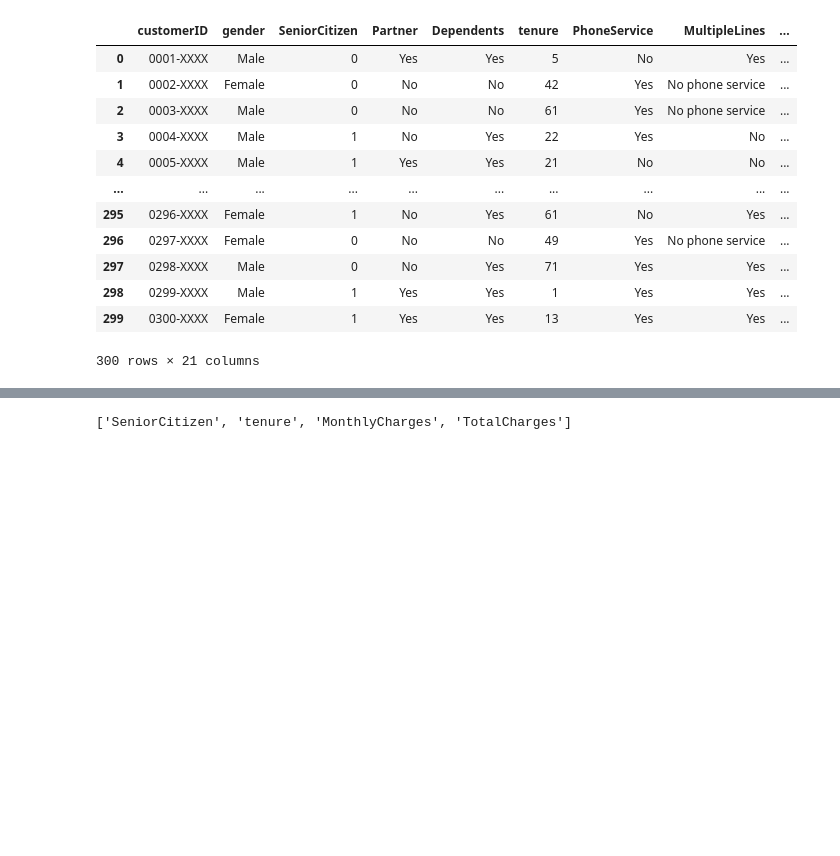
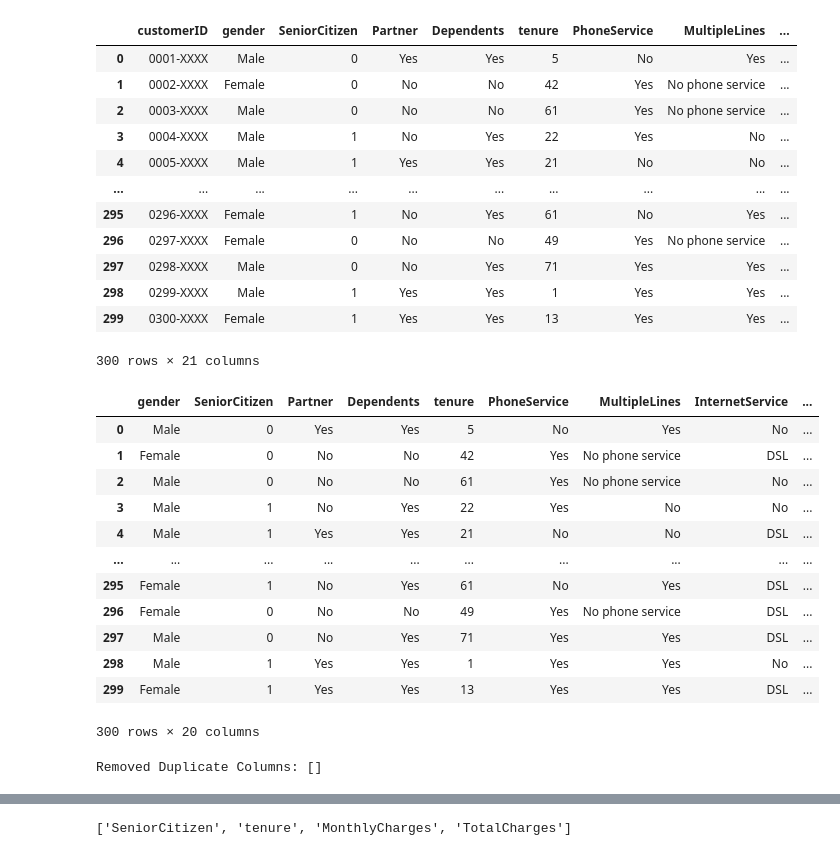
Before and after one commit to anandharishi19347/9.ML-DL_Capstone-Project, a Jupyter notebook: 2.Data_Preprocessing/1. Data Preprocessing Method.ipynb, the cells around one changed output, grey strips where cells are left out. Saved outputs shown, nothing was run; the diff lists cells and outputs as text; code cells hidden in the pictures; blank space fills up the shorter version.

```diff
--- a/2.Data_Preprocessing/1. Data Preprocessing Method.ipynb
+++ b/2.Data_Preprocessing/1. Data Preprocessing Method.ipynb
@@ -111,3 +110,34 @@ dataset
 | 298 | 0299-XXXX | Male | 1 | Yes | Yes | 1 | Yes | Yes | ... |
 | 299 | 0300-XXXX | Female | 1 | Yes | Yes | 13 | Yes | Yes | ... |
 300 rows × 21 columns
+# %%
+datasets = dataset.drop(['customerID'],axis =1)
+datasets
+# %% [output]
+|  | gender | SeniorCitizen | Partner | Dependents | tenure | PhoneService | MultipleLines | InternetService | ... |
+| 0 | Male | 0 | Yes | Yes | 5 | No | Yes | No | ... |
+| 1 | Female | 0 | No | No | 42 | Yes | No phone service | DSL | ... |
+| 2 | Male | 0 | No | No | 61 | Yes | No phone service | No | ... |
+| 3 | Male | 1 | No | Yes | 22 | Yes | No | No | ... |
+| 4 | Male | 1 | Yes | Yes | 21 | No | No | DSL | ... |
+| ... | ... | ... | ... | ... | ... | ... | ... | ... | ... |
+| 295 | Female | 1 | No | Yes | 61 | No | Yes | DSL | ... |
+| 296 | Female | 0 | No | No | 49 | Yes | No phone service | DSL | ... |
+| 297 | Male | 0 | No | Yes | 71 | Yes | Yes | DSL | ... |
+| 298 | Male | 1 | Yes | Yes | 1 | Yes | Yes | No | ... |
+| 299 | Female | 1 | Yes | Yes | 13 | Yes | Yes | DSL | ... |
+300 rows × 20 columns
+# %%
+# Find duplicate columns
+
+df_T = datasets.T  # Transpose to check duplicate columns
+duplicates = df_T.duplicated()
+
+# Remove duplicate columns
+dataset = datasets.loc[:, ~duplicates]
+
+# Display removed columns
+removed_cols = datasets.columns[duplicates]
+print("Removed Duplicate Columns:", list(removed_cols))
+# %% [output]
+Removed Duplicate Columns: []
```
Also changed, not shown: parts of 24 cells of this notebook.
